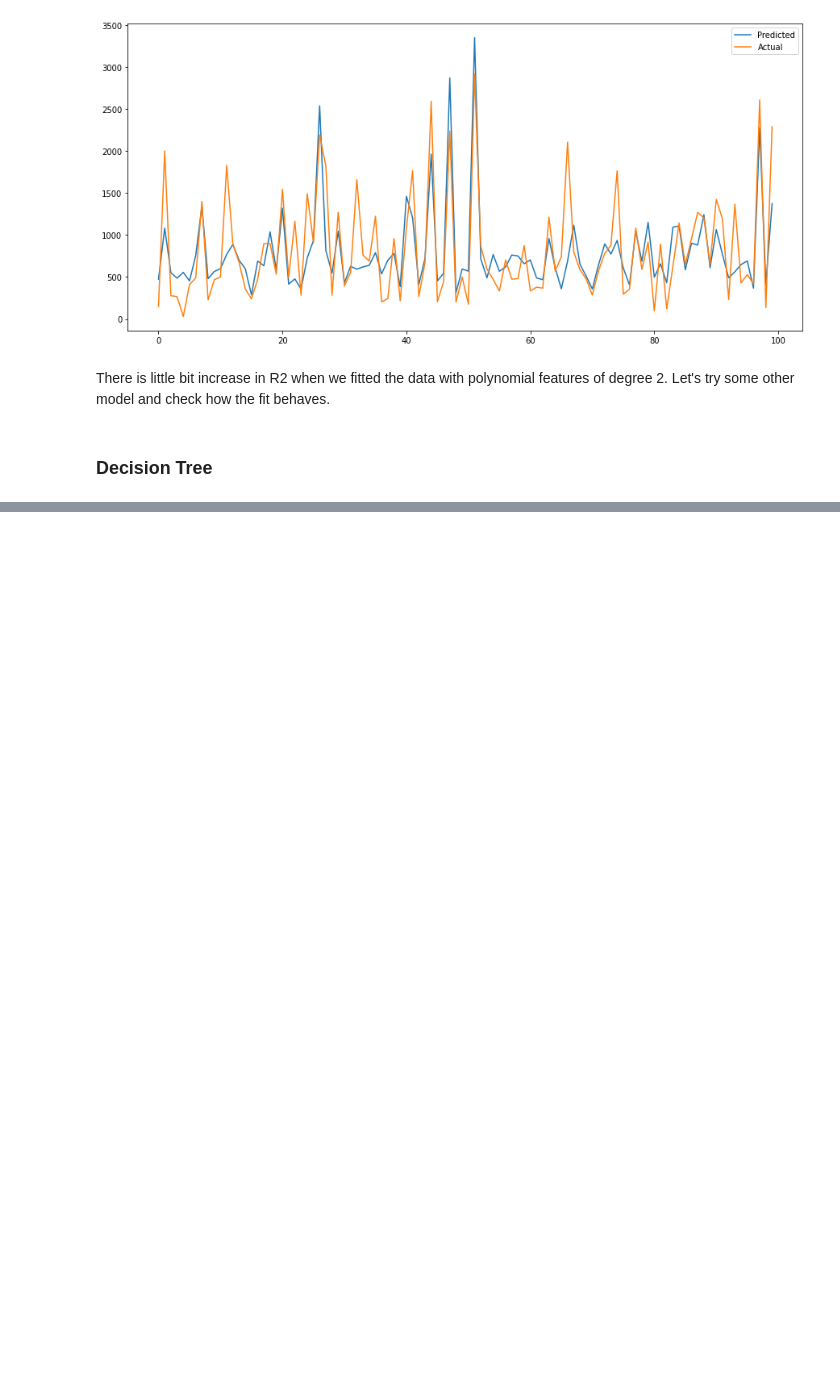
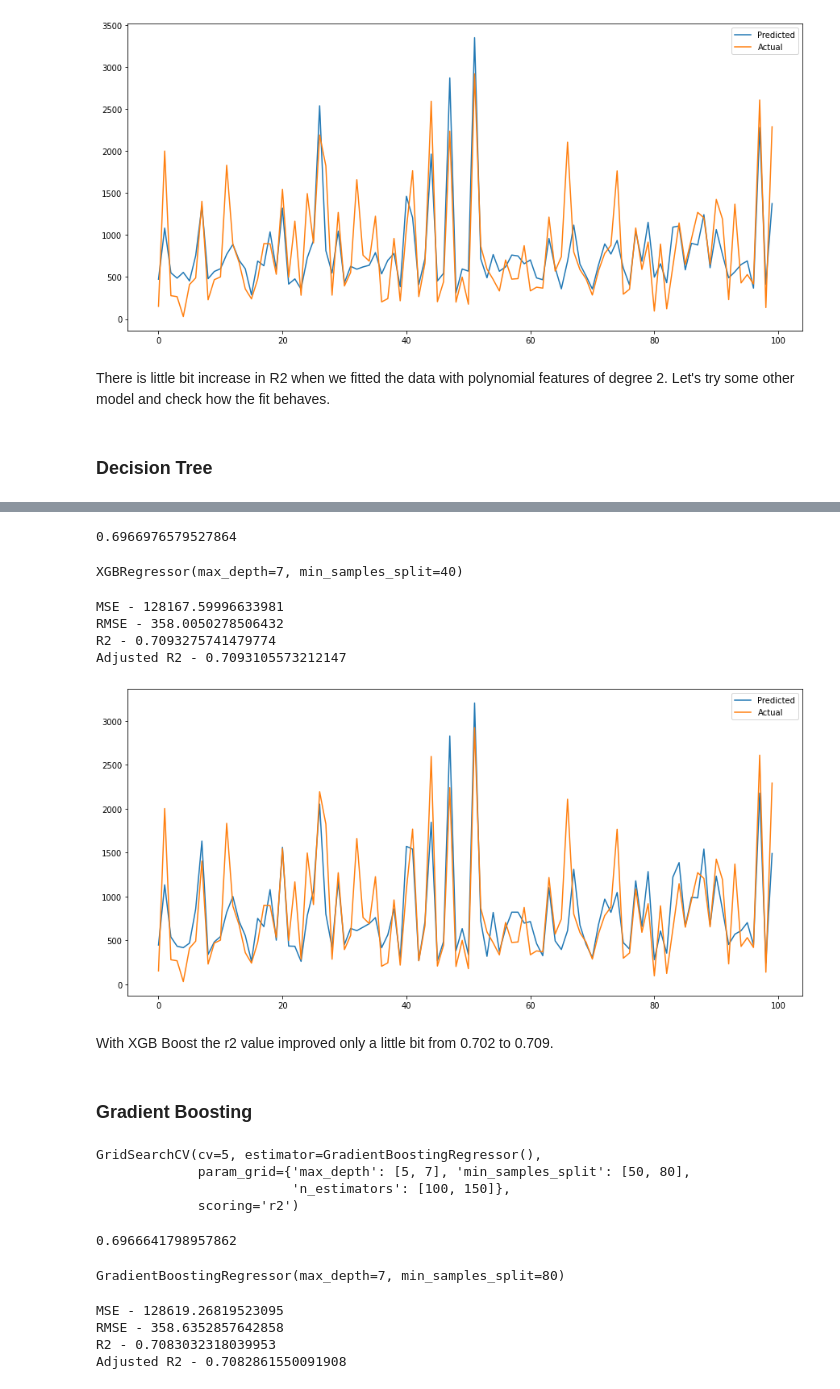
Before and after one commit to Prashant-Shaw/NYC-Taxi-Trip-Time-Prediction, a Jupyter notebook: NYC_Taxi_Trip_Time_Prediction_Capstone_Project.ipynb, the cells around one changed output, grey strips where cells are left out. Saved outputs shown, nothing was run; the diff lists cells and outputs as text; code cells hidden in the pictures; blank space fills up the shorter version.

```diff
--- a/NYC_Taxi_Trip_Time_Prediction_Capstone_Project.ipynb
+++ b/NYC_Taxi_Trip_Time_Prediction_Capstone_Project.ipynb
@@ -1222,0 +1305,19 @@ predicted_actual_plot(y_test, y_pred_dt_test)
+# %%
+#Implementing Random Forest with hyperparameter tuning.
+# Maximum depth of trees
+max_depth_xg = [7,10]
+
+# Minimum number of samples required to split a node
+min_samples_split_xg = [40,50]
+
+#Number of trees in the forest
+n_estimators_xg = [100, 150]
+
+parameters_rf = {'n_estimators': n_estimators_xg, 'max_depth' : max_depth_xg,'min_samples_split' : min_samples_split_xg}
+# %%
+xgb_model = xgb.XGBRegressor()
+
+# Grid search
+xgb_regressor = GridSearchCV(estimator=xgb_model, param_grid = parameters_rf, cv = 5, scoring='r2')
+
+xgb_regressor.fit(X_train,y_train)
@@ -1222,0 +1346,30 @@ predicted_actual_plot(y_test, y_pred_dt_test)
+# %%
+xgb_regressor.best_score_
+# %% [output]
+0.6966976579527864
+# %%
+#Checking the best fit value of hyperparameters.
+xgb_regressor.best_estimator_
+# %% [output]
+XGBRegressor(max_depth=7, min_samples_split=40)
+# %%
+#Predicting with the Optimized Random Forest Model
+y_pred_xg_test=xgb_regressor.predict(X_test)
+# %%
+#Checking all the evaluation matrix
+MSE_poly, RMSE_poly, R2_poly, Adj_R2_poly = evalutaionmetric(X_test, y_test, y_pred_xg_test)
+print(f'MSE - {MSE_poly}\nRMSE - {RMSE_poly}\nR2 - {R2_poly}\nAdjusted R2 - {Adj_R2_poly}\n')
+# %% [output]
+MSE - 128167.59996633981
+RMSE - 358.0050278506432
+R2 - 0.7093275741479774
+Adjusted R2 - 0.7093105573212147
+# %%
+#Displaying the comparison between Predicted and Actual values for the first 100 entries in the test data.
+predicted_actual_plot(y_test, y_pred_xg_test)
+# %% [output]
+[figure, added]
+# %% [markdown]
+With XGB Boost the r2 value improved only a little bit from 0.702 to 0.709.
+# %% [markdown]
+### **Gradient Boosting**
@@ -1222,0 +1388,21 @@ predicted_actual_plot(y_test, y_pred_dt_test)
+# %%
+gb_model = GradientBoostingRegressor()
+
+# Grid search
+gb_regressor = GridSearchCV(estimator=gb_model, param_grid = parameters_gb, cv = 5, scoring='r2')
+
+gb_regressor.fit(X_train,y_train)
+# %% [output]
+GridSearchCV(cv=5, estimator=GradientBoostingRegressor(),
+             param_grid={'max_depth': [5, 7], 'min_samples_split': [50, 80],
+                         'n_estimators': [100, 150]},
+             scoring='r2')
+# %%
+gb_regressor.best_score_
+# %% [output]
+0.6966641798957862
+# %%
+#Checking the best fit value of hyperparameters.
+gb_regressor.best_estimator_
+# %% [output]
+GradientBoostingRegressor(max_depth=7, min_samples_split=80)
@@ -1222,0 +1412,9 @@ predicted_actual_plot(y_test, y_pred_dt_test)
+# %%
+#Checking all the evaluation matrix
+MSE_poly, RMSE_poly, R2_poly, Adj_R2_poly = evalutaionmetric(X_test, y_test, y_pred_gb_test)
+print(f'MSE - {MSE_poly}\nRMSE - {RMSE_poly}\nR2 - {R2_poly}\nAdjusted R2 - {Adj_R2_poly}\n')
+# %% [output]
+MSE - 128619.26819523095
+RMSE - 358.6352857642858
+R2 - 0.7083032318039953
+Adjusted R2 - 0.7082861550091908
```
Also changed, not shown: parts of 44 cells of this notebook.
